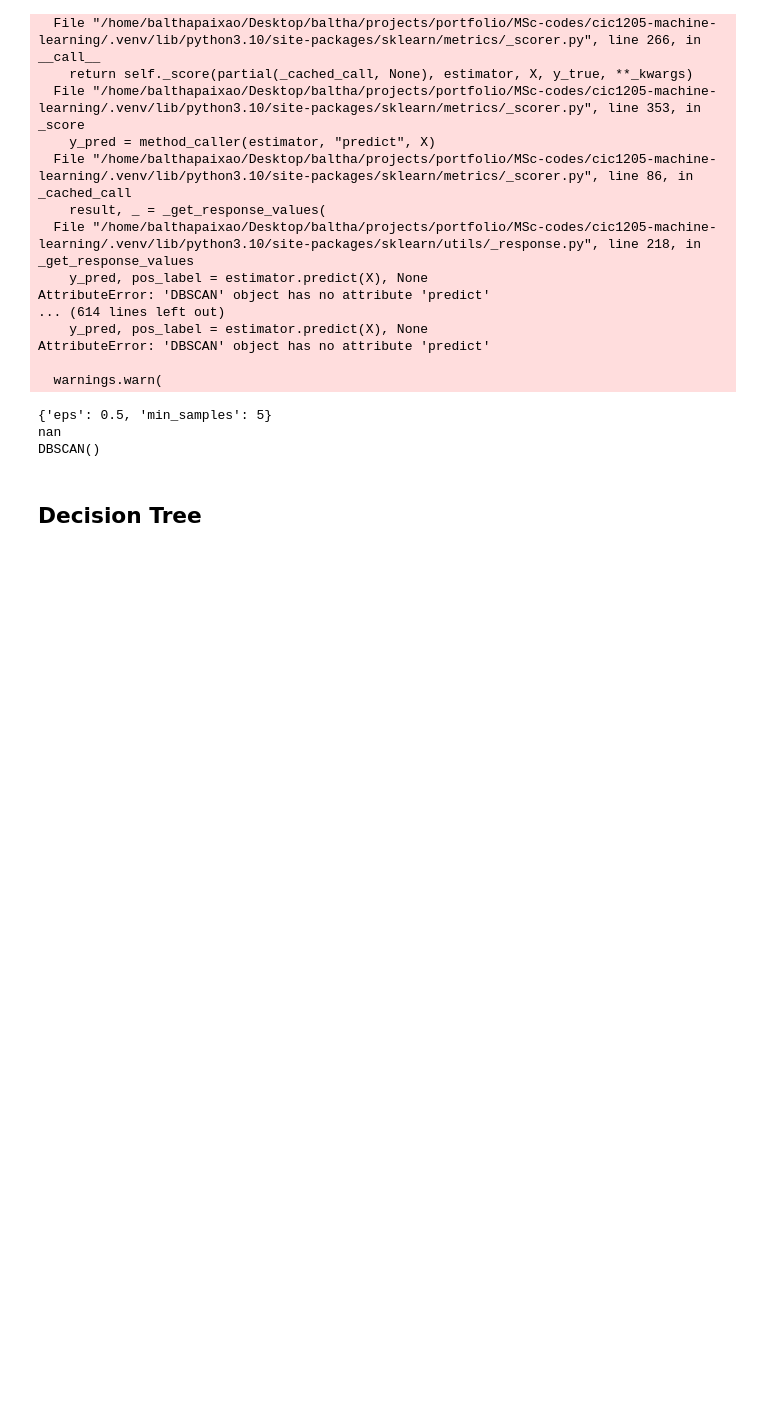
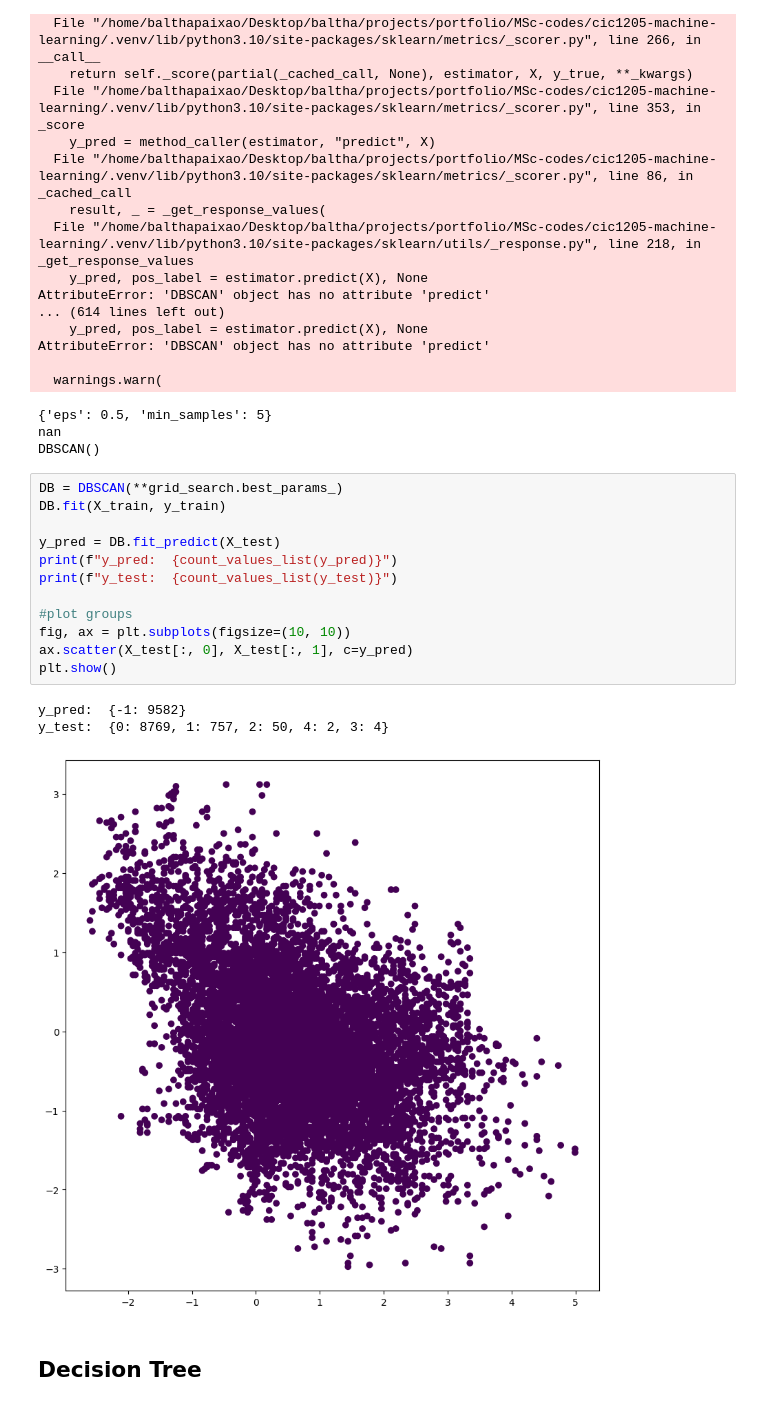
Before and after one commit to balthapaixao/cic1205-machine-learning, a Jupyter notebook: assignments/assignment-02-ex-06.ipynb, the cells around one changed output. Drawn from its saved outputs; the diff is of its cells as text; blank space fills up the shorter version.

```diff
--- a/assignments/assignment-02-ex-06.ipynb
+++ b/assignments/assignment-02-ex-06.ipynb
@@ -155,6 +159,22 @@ AttributeError: 'DBSCAN' object has no attribute 'predict'
 {'eps': 0.5, 'min_samples': 5}
 nan
 DBSCAN()
+# %%
+DB = DBSCAN(**grid_search.best_params_)
+DB.fit(X_train, y_train)
+
+y_pred = DB.fit_predict(X_test)
+print(f"y_pred:  {count_values_list(y_pred)}")
+print(f"y_test:  {count_values_list(y_test)}")
+
+#plot groups
+fig, ax = plt.subplots(figsize=(10, 10))
+ax.scatter(X_test[:, 0], X_test[:, 1], c=y_pred)
+plt.show()
+# %% [output]
+y_pred:  {-1: 9582}
+y_test:  {0: 8769, 1: 757, 2: 50, 4: 2, 3: 4}
+[figure, added]
 # %% [markdown]
 ## Decision Tree
 # %%
```
Also changed, not shown: parts of 4 cells of this notebook.
